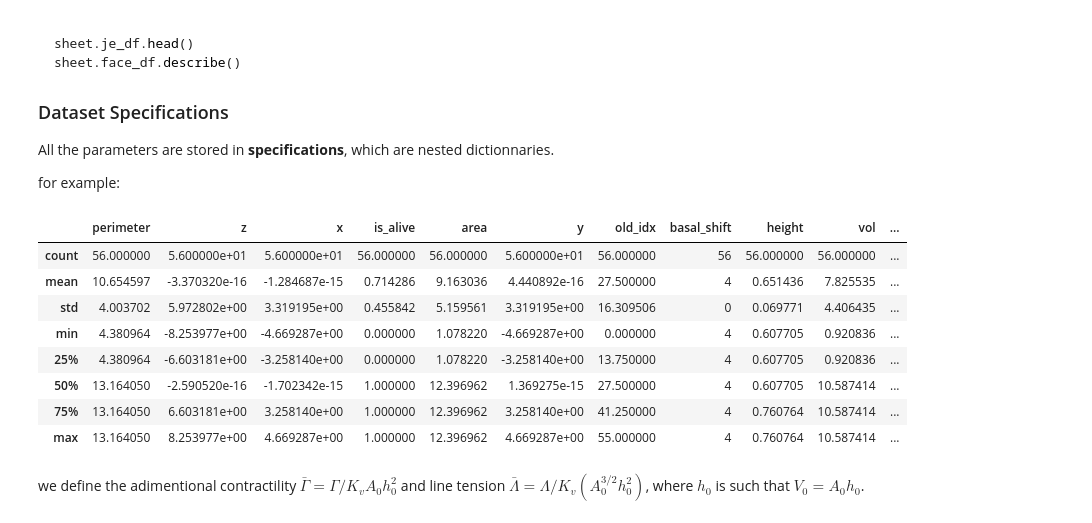
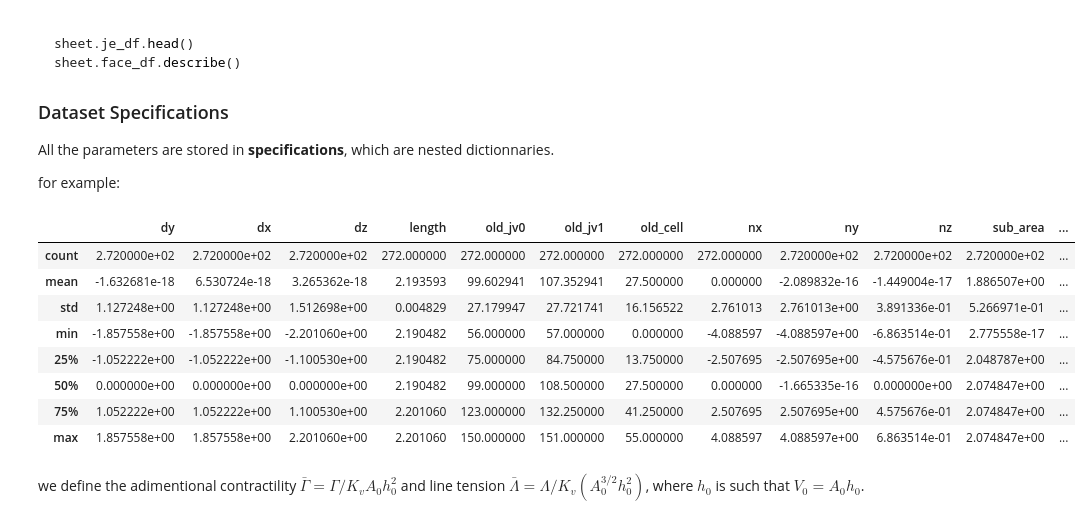
Before and after one commit to DamCB/tyssue, a Jupyter notebook: notebooks/dynamics/Energy minimization.ipynb, the cells around one changed output. Saved outputs shown, nothing was run; the diff lists cells and outputs as text; code cells hidden in the pictures.

```diff
--- a/notebooks/dynamics/Energy minimization.ipynb
+++ b/notebooks/dynamics/Energy minimization.ipynb
@@ -49,20 +51,20 @@ All the parameters are stored in **specifications**, which are nested dictionnar
 
 for example:
 # %%
-sheet.set_geom(geom)
+sheet.set_geom('sheet')
 
 geom.update_all(sheet)
-sheet.face_df.describe()
+sheet.je_df.describe()
 # %% [output]
-|  | perimeter | z | x | is_alive | area | y | old_idx | basal_shift | height | vol | ... |
-| count | 56.000000 | 5.600000e+01 | 5.600000e+01 | 56.000000 | 56.000000 | 5.600000e+01 | 56.000000 | 56 | 56.000000 | 56.000000 | ... |
-| mean | 10.654597 | -3.370320e-16 | -1.284687e-15 | 0.714286 | 9.163036 | 4.440892e-16 | 27.500000 | 4 | 0.651436 | 7.825535 | ... |
-| std | 4.003702 | 5.972802e+00 | 3.319195e+00 | 0.455842 | 5.159561 | 3.319195e+00 | 16.309506 | 0 | 0.069771 | 4.406435 | ... |
-| min | 4.380964 | -8.253977e+00 | -4.669287e+00 | 0.000000 | 1.078220 | -4.669287e+00 | 0.000000 | 4 | 0.607705 | 0.920836 | ... |
-| 25% | 4.380964 | -6.603181e+00 | -3.258140e+00 | 0.000000 | 1.078220 | -3.258140e+00 | 13.750000 | 4 | 0.607705 | 0.920836 | ... |
-| 50% | 13.164050 | -2.590520e-16 | -1.702342e-15 | 1.000000 | 12.396962 | 1.369275e-15 | 27.500000 | 4 | 0.607705 | 10.587414 | ... |
-| 75% | 13.164050 | 6.603181e+00 | 3.258140e+00 | 1.000000 | 12.396962 | 3.258140e+00 | 41.250000 | 4 | 0.760764 | 10.587414 | ... |
-| max | 13.164050 | 8.253977e+00 | 4.669287e+00 | 1.000000 | 12.396962 | 4.669287e+00 | 55.000000 | 4 | 0.760764 | 10.587414 | ... |
+|  | dy | dx | dz | length | old_jv0 | old_jv1 | old_cell | nx | ny | nz | sub_area | ... |
+| count | 2.720000e+02 | 2.720000e+02 | 2.720000e+02 | 272.000000 | 272.000000 | 272.000000 | 272.000000 | 272.000000 | 2.720000e+02 | 2.720000e+02 | 2.720000e+02 | ... |
+| mean | -1.632681e-18 | 6.530724e-18 | 3.265362e-18 | 2.193593 | 99.602941 | 107.352941 | 27.500000 | 0.000000 | -2.089832e-16 | -1.449004e-17 | 1.886507e+00 | ... |
+| std | 1.127248e+00 | 1.127248e+00 | 1.512698e+00 | 0.004829 | 27.179947 | 27.721741 | 16.156522 | 2.761013 | 2.761013e+00 | 3.891336e-01 | 5.266971e-01 | ... |
+| min | -1.857558e+00 | -1.857558e+00 | -2.201060e+00 | 2.190482 | 56.000000 | 57.000000 | 0.000000 | -4.088597 | -4.088597e+00 | -6.863514e-01 | 2.775558e-17 | ... |
+| 25% | -1.052222e+00 | -1.052222e+00 | -1.100530e+00 | 2.190482 | 75.000000 | 84.750000 | 13.750000 | -2.507695 | -2.507695e+00 | -4.575676e-01 | 2.048787e+00 | ... |
+| 50% | 0.000000e+00 | 0.000000e+00 | 0.000000e+00 | 2.190482 | 99.000000 | 108.500000 | 27.500000 | 0.000000 | -1.665335e-16 | 0.000000e+00 | 2.074847e+00 | ... |
+| 75% | 1.052222e+00 | 1.052222e+00 | 1.100530e+00 | 2.201060 | 123.000000 | 132.250000 | 41.250000 | 2.507695 | 2.507695e+00 | 4.575676e-01 | 2.074847e+00 | ... |
+| max | 1.857558e+00 | 1.857558e+00 | 2.201060e+00 | 2.201060 | 150.000000 | 151.000000 | 55.000000 | 4.088597 | 4.088597e+00 | 6.863514e-01 | 2.074847e+00 | ... |
 # %% [markdown]
 we define the adimentional contractility $\bar\Gamma = \Gamma/K_vA_0h_0^2$ and line tension
 $\bar\Lambda = \Lambda /K_v (A_0^{3/2}h_0^2)$, where $h_0$ is such that $V_0 = A_0h_0$.
```
Also changed, not shown: parts of 14 cells of this notebook, 32 other files.
